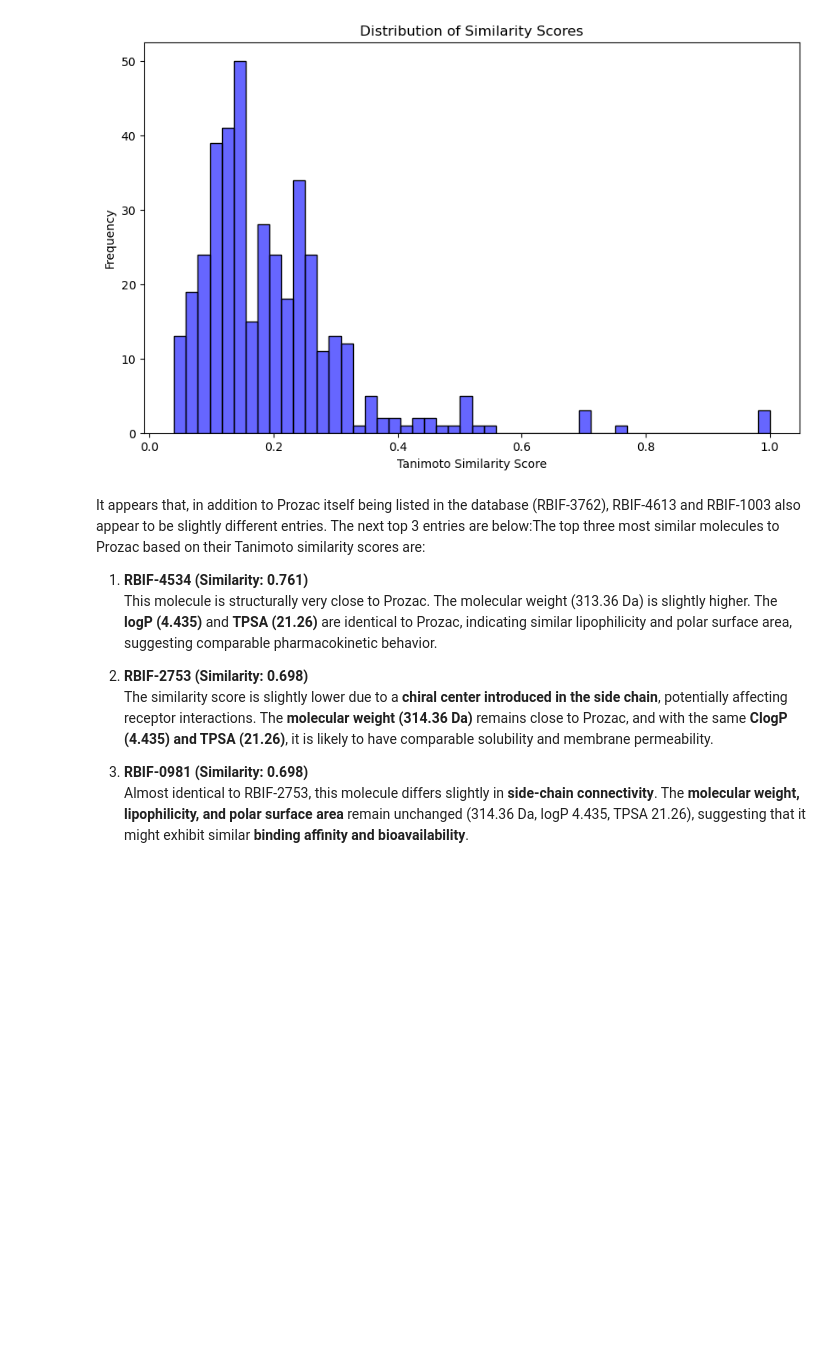
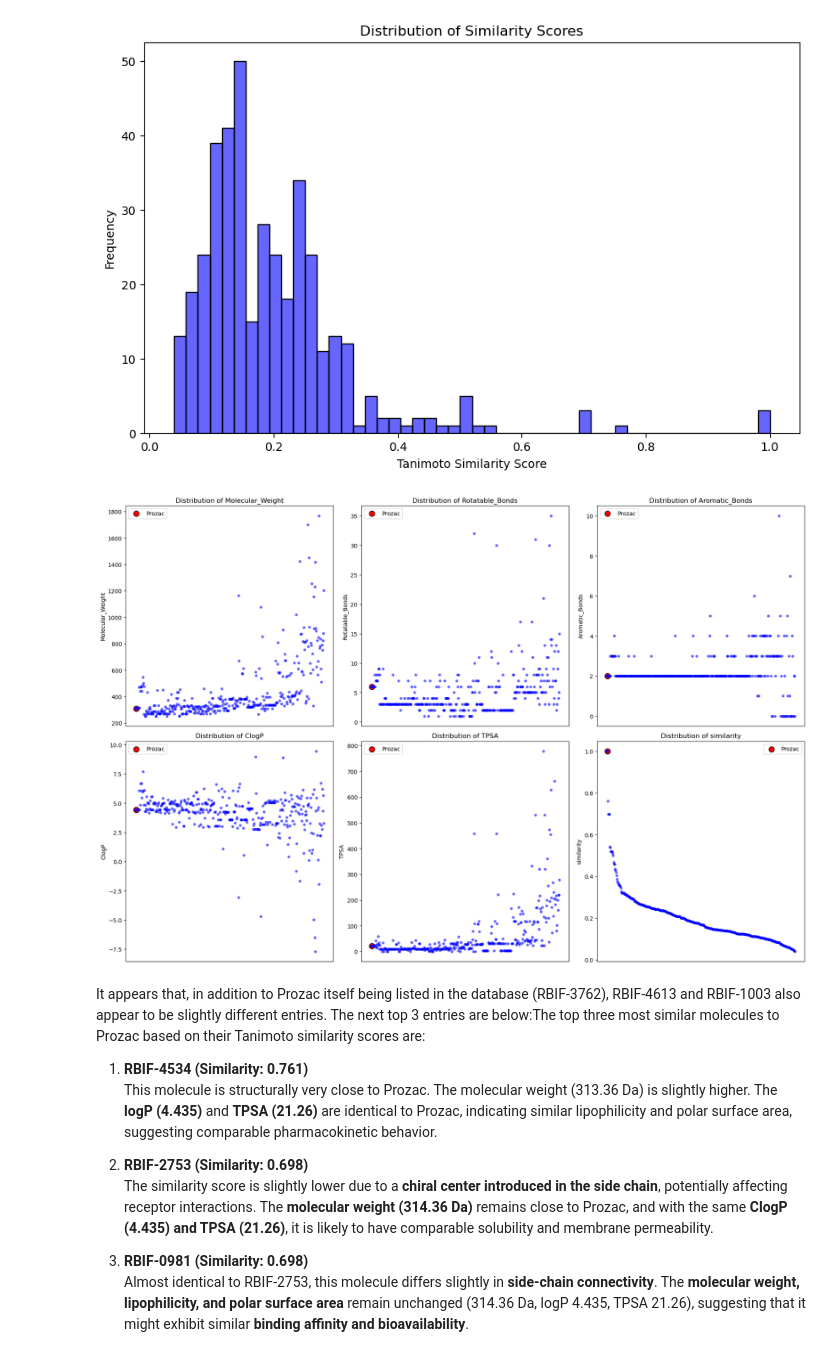
Before and after one commit to Steve-Cheney/Cheminformatics, a Jupyter notebook: rbif-110-a7/a7.ipynb, the cells around one changed output. Drawn from its saved outputs; the diff is of its cells as text; code cells hidden in the pictures; blank space fills up the shorter version.

Commit message:
Add in plots for component analysis

```diff
--- a/rbif-110-a7/a7.ipynb
+++ b/rbif-110-a7/a7.ipynb
@@ -258,6 +258,37 @@ def plot_similarity_distribution(df):
 plot_similarity_distribution(sim_scores)
 # %% [output]
 [figure]
+# %%
+def plot_property_distributions(df):
+    """
+    Generate jitter plots for the distribution of selected molecular properties and highlight Prozac (ID=RBIF-3762) in each plot.
+    """
+    properties = ["Molecular_Weight", "Rotatable_Bonds", "Aromatic_Bonds", "ClogP", "TPSA", "similarity"]
+    prozac_entry = df[df["ID"] == "RBIF-3762"]
+
+    # Create subplots
+    fig, axes = plt.subplots(2, 3, figsize=(18, 12))
+    axes = axes.flatten()
+
+    for i, prop in enumerate(properties):
+        sns.stripplot(x="ID", y=prop, data=df, jitter=True, alpha=0.6, color="blue", ax=axes[i])
+
+        # Highlight Prozac in red
+        if not prozac_entry.empty:
+            axes[i].scatter(["RBIF-3762"], prozac_entry[prop], color="red", s=100, edgecolor="black", label="Prozac")
+
+        axes[i].set_xticks([])  # Remove x-axis labels
+        axes[i].set_title(f"Distribution of {prop}")
+        axes[i].set_ylabel(prop)
+        axes[i].set_xlabel("")
+        axes[i].legend()
+
+    plt.tight_layout()
+    plt.show()
+
+plot_property_distributions(sim_scores)
+# %% [output]
+[figure, added]
 # %% [markdown]
 It appears that, in addition to Prozac itself being listed in the database (RBIF-3762), RBIF-4613 and RBIF-1003 also appear to be slightly different entries. The next top 3 entries are below:The top three most similar molecules to Prozac based on their Tanimoto similarity scores are:
 
```
Also changed, not shown: 1 other file.
